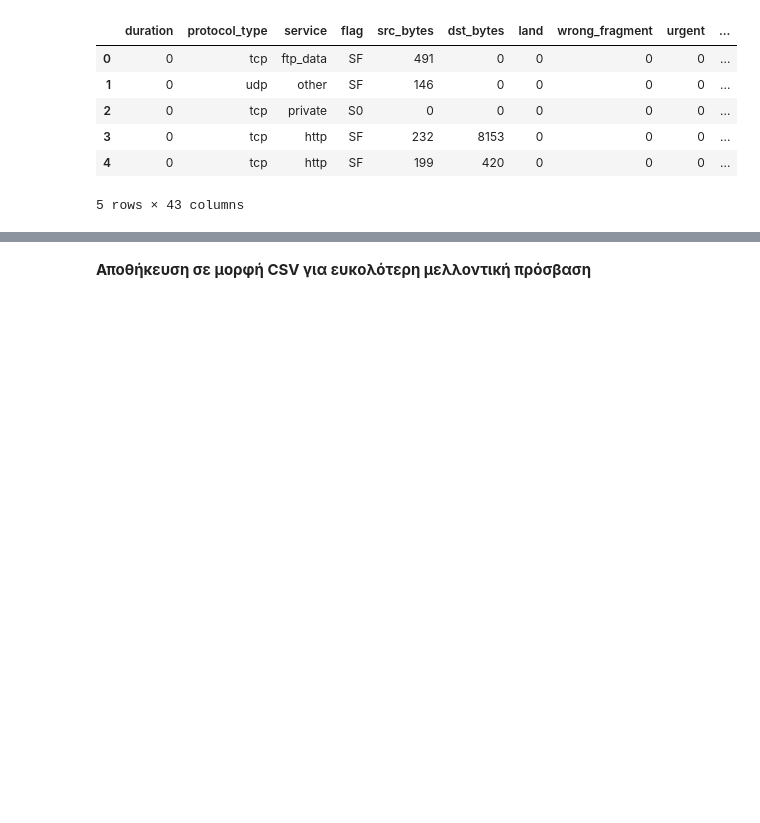
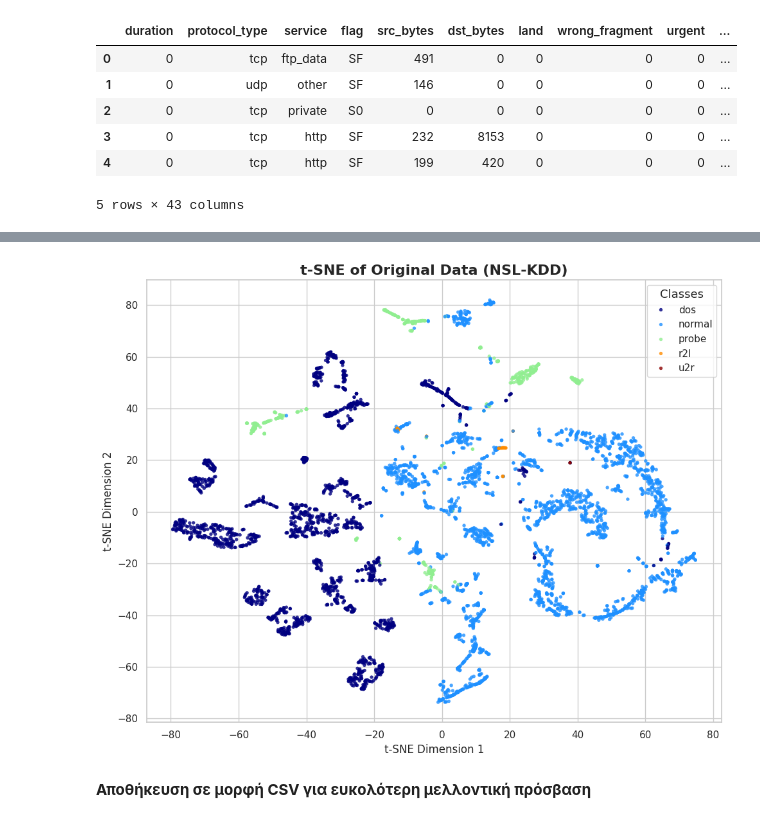
Before and after one commit to Angeloth1/Quantum-IDS-NSLKDD, a Jupyter notebook: notebooks/main.ipynb, the cells around one changed output, grey strips where cells are left out. Drawn from its saved outputs; the diff is of its cells as text; code cells hidden in the pictures; blank space fills up the shorter version.

```diff
--- a/notebooks/main.ipynb
+++ b/notebooks/main.ipynb
@@ -57,0 +60,83 @@ display(df.head())
+# %%
+import numpy as np
+import matplotlib.pyplot as plt
+import seaborn as sns
+from sklearn.manifold import TSNE
+from sklearn.preprocessing import StandardScaler, LabelEncoder
+
+# 1. Map the specific attacks to the 5 main KDD classes
+attack_mapping = {
+    'normal': 'normal',
+
+    # DoS
+    'neptune': 'dos', 'smurf': 'dos', 'pod': 'dos', 'teardrop': 'dos',
+    'land': 'dos', 'back': 'dos', 'apache2': 'dos', 'udpstorm': 'dos',
+    'processtable': 'dos', 'mailbomb': 'dos',
+
+    # Probe
+    'portsweep': 'probe', 'ipsweep': 'probe', 'satan': 'probe',
+    'nmap': 'probe', 'mscan': 'probe', 'saint': 'probe',
+
+    # R2L
+    'guess_passwd': 'r2l', 'ftp_write': 'r2l', 'imap': 'r2l', 'phf': 'r2l',
+    'multihop': 'r2l', 'warezmaster': 'r2l', 'warezclient': 'r2l', 'spy': 'r2l',
+    'xlock': 'r2l', 'xsnoop': 'r2l', 'snmpguess': 'r2l', 'snmpgetattack': 'r2l',
+    'httptunnel': 'r2l', 'sendmail': 'r2l', 'named': 'r2l',
+
+    # U2R
+    'buffer_overflow': 'u2r', 'loadmodule': 'u2r', 'rootkit': 'u2r',
+    'perl': 'u2r', 'sqlattack': 'u2r', 'xterm': 'u2r', 'ps': 'u2r'
+}
+
+# Apply the mapping to a new column
+df['attack_class'] = df['label'].map(attack_mapping)
+
+df_sampled = df.sample(n=5000, random_state=42).copy()
+
+X_viz = df_sampled.drop(columns=['label', 'difficulty_level', 'attack_class'])
+y_viz = df_sampled['attack_class']
+
+categorical_cols = ['protocol_type', 'service', 'flag']
+le = LabelEncoder()
+for col in categorical_cols:
+    X_viz[col] = le.fit_transform(X_viz[col])
+
+# Scale the features (Crucial for t-SNE)
+scaler = StandardScaler()
+X_scaled = scaler.fit_transform(X_viz)
+
+# 4. Apply t-SNE
+print("Running t-SNE dimensionality reduction... This might take a minute.")
+tsne = TSNE(n_components=2, perplexity=30, random_state=42)
+X_tsne = tsne.fit_transform(X_scaled)
+
+# Create a DataFrame for plotting
+tsne_df = pd.DataFrame(data=X_tsne, columns=['TSNE_1', 'TSNE_2'])
+tsne_df['Class'] = y_viz.values
+
+custom_palette = {
+    'dos': '#000080',      # Navy Blue
+    'normal': '#1E90FF',   # Dodger Blue
+    'probe': '#90EE90',    # Light Green
+    'r2l': '#FF8C00',      # Dark Orange
+    'u2r': '#8B0000'       # Dark Red
+}
+
+plt.figure(figsize=(10, 8))
+sns.scatterplot(
+    x='TSNE_1', y='TSNE_2',
+    hue='Class',
+    palette=custom_palette,
+    data=tsne_df,
+    s=15,          # Dot size
+    alpha=0.8,     # Transparency
+    linewidth=0    # Remove borders around dots
+)
+
+plt.title('t-SNE of Original Data (NSL-KDD)', fontsize=16, fontweight='bold')
+plt.xlabel('t-SNE Dimension 1', fontsize=12)
+plt.ylabel('t-SNE Dimension 2', fontsize=12)
+plt.legend(title='Classes', title_fontsize='13', fontsize='11', loc='best')
+plt.tight_layout()
+plt.show()
+# %% [output]
@@ -58,3 +144,4 @@ display(df.head())
+[figure, added]
 # %% [markdown]
 __Αποθήκευση σε μορφή CSV για ευκολότερη μελλοντική πρόσβαση__
 # %%
```
Also changed, not shown: parts of 3 cells of this notebook, 11 other files.
